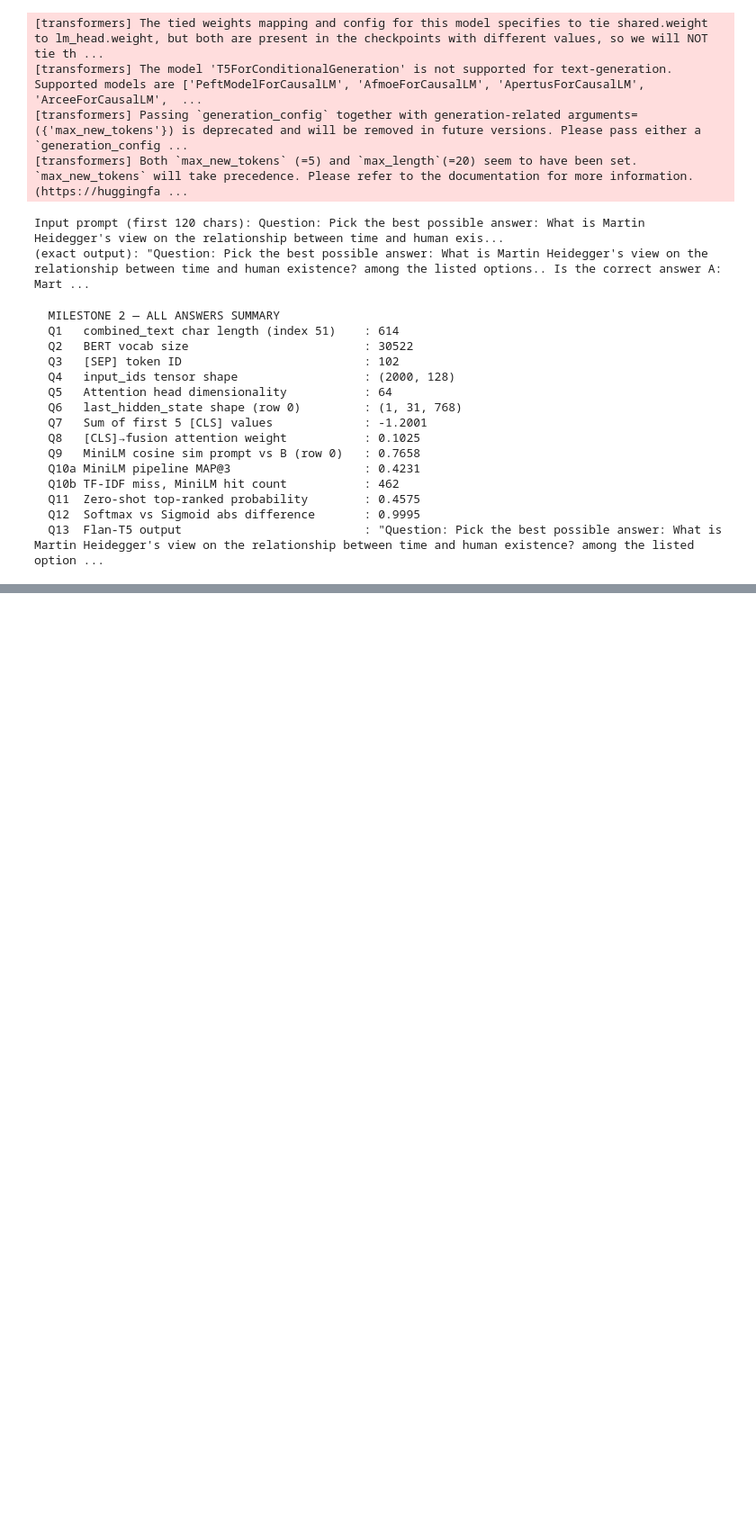
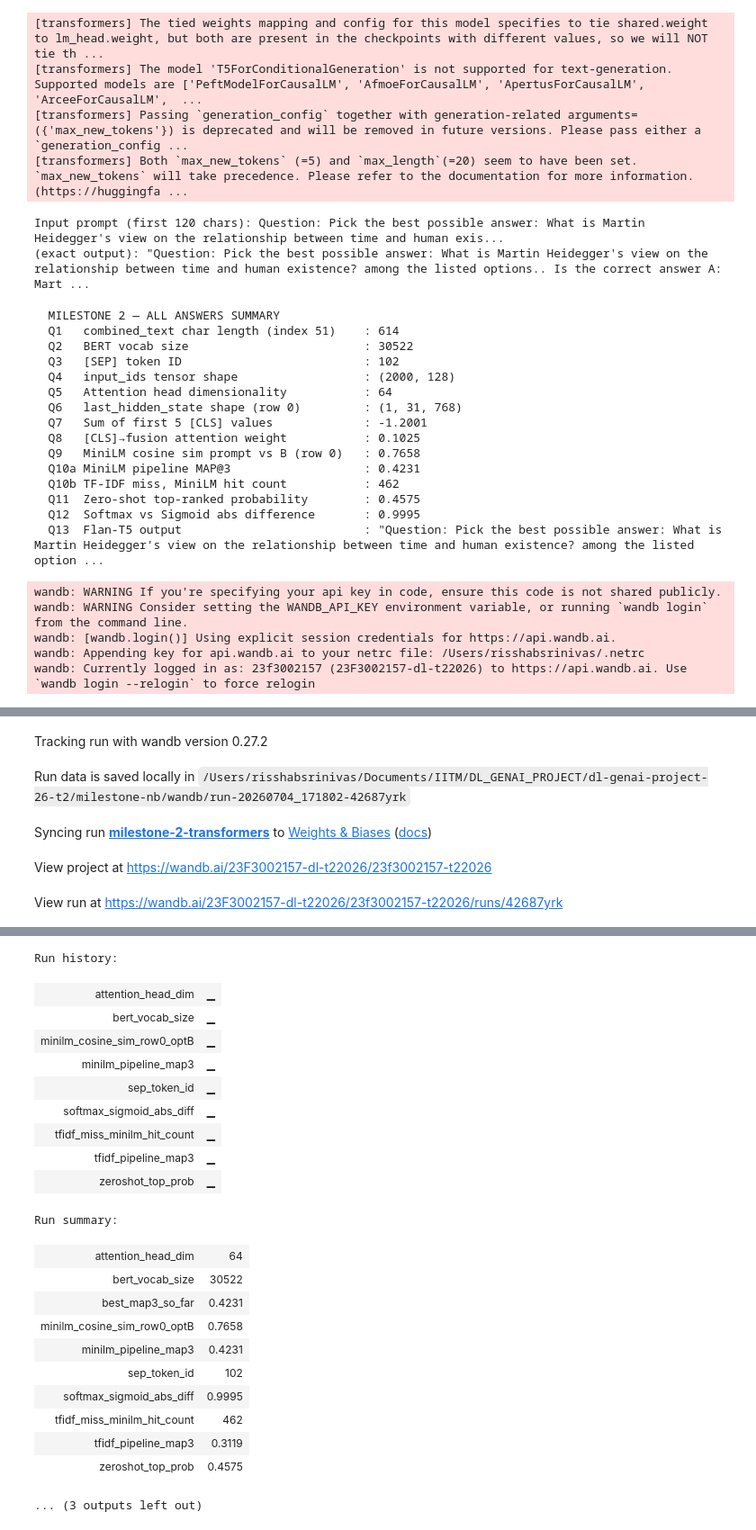
Before and after one commit to 23f3002157/dl-genai-project-26-t2, a Jupyter notebook: milestone-nb/milestone-2.ipynb, the cells around one changed output, grey strips where cells are left out. Shown at 90% size. Cells and saved outputs as stored; diff of their text form; code cells hidden in the pictures; blank space fills up the shorter version.

Commit message:
add: wandb for M2

```diff
--- a/milestone-nb/milestone-2.ipynb
+++ b/milestone-nb/milestone-2.ipynb
@@ -380,3 +380,42 @@ print(f'  Q13  Flan-T5 output                          : "{q13_answer}"')
   Q11  Zero-shot top-ranked probability        : 0.4575
   Q12  Softmax vs Sigmoid abs difference       : 0.9995
   Q13  Flan-T5 output                          : "Question: Pick the best possible answer: What is Martin Heidegger's view on the relationship between time and human existence? among the listed option ...
+# %%
+config = load_config('../configs/config.yaml')
+
+wandb.login(key=os.environ.get('WANDB_API_KEY'))
+wandb.init(
+    entity=config['project'].get('wandb_entity'),
+    project=config['project']['wandb_project'],
+    name='milestone-2-transformers',
+    config={
+        'milestone': 2,
+        'bert_model': 'bert-base-uncased',
+        'embedding_model': 'sentence-transformers/all-MiniLM-L6-v2',
+        'zeroshot_model': 'facebook/bart-large-mnli',
+        'generative_model': 'google/flan-t5-small',
+        'train_size': len(df),
+    }
+)
+
+wandb.log({
+    'bert_vocab_size'             : q2_answer,
+    'sep_token_id'                : q3_answer,
+    'attention_head_dim'          : q5_answer,
+    'minilm_cosine_sim_row0_optB' : q9_answer,
+    'tfidf_pipeline_map3'         : tfidf_map3,
+    'minilm_pipeline_map3'        : minilm_map3,
+    'tfidf_miss_minilm_hit_count' : tfidf_miss_minilm_hit,
+    'zeroshot_top_prob'           : q11_answer,
+    'softmax_sigmoid_abs_diff'    : q12_answer,
+})
+
+wandb.summary['best_map3_so_far'] = minilm_map3
+wandb.finish()
+print('W&B run logged.')
+# %% [output]
+wandb: WARNING If you're specifying your api key in code, ensure this code is not shared publicly.
+wandb: WARNING Consider setting the WANDB_API_KEY environment variable, or running `wandb login` from the command line.
+wandb: [wandb.login()] Using explicit session credentials for https://api.wandb.ai.
+wandb: Appending key for api.wandb.ai to your netrc file: /Users/risshabsrinivas/.netrc
+wandb: Currently logged in as: 23f3002157 (23F3002157-dl-t22026) to https://api.wandb.ai. Use `wandb login --relogin` to force relogin
@@ -382,0 +423,5 @@ print(f'  Q13  Flan-T5 output                          : "{q13_answer}"')
+Tracking run with wandb version 0.27.2
+Run data is saved locally in /Users/risshabsrinivas/Documents/IITM/DL_GENAI_PROJECT/dl-genai-project-26-t2/milestone-nb/wandb/run-20260704_171802-42687yrk
+Syncing run milestone-2-transformers to Weights & Biases (docs)
+View project at https://wandb.ai/23F3002157-dl-t22026/23f3002157-t22026
+View run at https://wandb.ai/23F3002157-dl-t22026/23f3002157-t22026/runs/42687yrk
@@ -382,0 +429,22 @@ print(f'  Q13  Flan-T5 output                          : "{q13_answer}"')
+Run history:
+| attention_head_dim | ▁ |
+| bert_vocab_size | ▁ |
+| minilm_cosine_sim_row0_optB | ▁ |
+| minilm_pipeline_map3 | ▁ |
+| sep_token_id | ▁ |
+| softmax_sigmoid_abs_diff | ▁ |
+| tfidf_miss_minilm_hit_count | ▁ |
+| tfidf_pipeline_map3 | ▁ |
+| zeroshot_top_prob | ▁ |
+Run summary:
+| attention_head_dim | 64 |
+| bert_vocab_size | 30522 |
+| best_map3_so_far | 0.4231 |
+| minilm_cosine_sim_row0_optB | 0.7658 |
+| minilm_pipeline_map3 | 0.4231 |
+| sep_token_id | 102 |
+| softmax_sigmoid_abs_diff | 0.9995 |
+| tfidf_miss_minilm_hit_count | 462 |
+| tfidf_pipeline_map3 | 0.3119 |
+| zeroshot_top_prob | 0.4575 |
+... (3 outputs left out)
```
Also changed, not shown: parts of 3 cells of this notebook.
